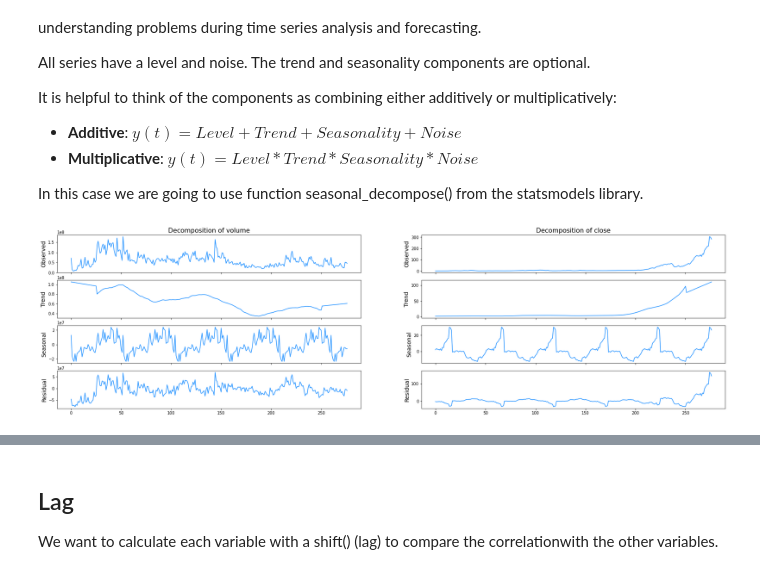
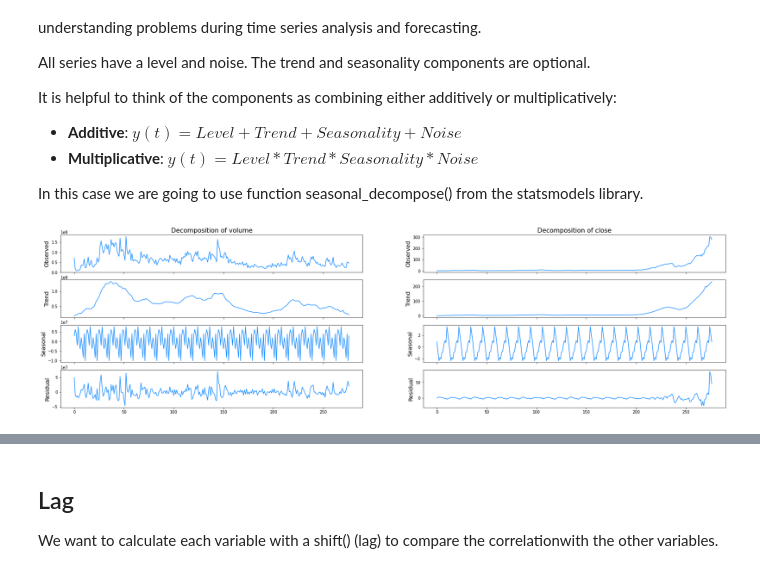
Before and after one commit to IllegalOpcode007/mlForecast, a Jupyter notebook: neuralNetStockForecast.ipynb, the cells around one changed output, grey strips where cells are left out. Drawn from its saved outputs; the diff is of its cells as text; code cells hidden in the pictures.

```diff
--- a/neuralNetStockForecast.ipynb
+++ b/neuralNetStockForecast.ipynb
@@ -349,9 +369,11 @@ visualize_adfuller_results(df['close_diff_1'], 'Differenced (1. Order) \n Close
 # %%
-# First Order Differencing
-ts_diff = np.diff(np.diff(df['close']))
-df['close_diff_2'] = np.append([0, 0], ts_diff)
+# Second Order Differencing
+period = 2
+ts_diff = np.diff(df['close'], n = period)
+naReplaceLst = [0] * period
+df['close_diff_2'] = np.append(naReplaceLst, ts_diff)
 
 f, ax = plt.subplots(nrows=1, ncols=1, figsize=(15, 6))
-visualize_adfuller_results(df['close_diff_1'], 'Differenced (2. Order) \n Close Price', ax)
+visualize_adfuller_results(df['close_diff_2'], 'Differenced (2. Order) \n Close Price', ax)
 # %% [output]
 [figure]
@@ -357,0 +383,9 @@ visualize_adfuller_results(df['close_diff_1'], 'Differenced (2. Order) \n Close
+# %%
+# First order different and logging looks like it gives a good result
+period = 1
+ts_diff = np.diff(np.log(abs(df['close'])), n = period)
+naReplaceLst = [0] * period
+df['close_diff_1_log'] = np.append(naReplaceLst, ts_diff)
+
+f, ax = plt.subplots(nrows=1, ncols=1, figsize=(15, 6))
+visualize_adfuller_results(df['close_diff_1_log'], 'Log + Differenced (1. Order) \n Close Price', ax)
@@ -433,7 +469,7 @@ core_columns =  [
 ]
 
 for column in core_columns:
-    decomp = seasonal_decompose(df[column], period=52, model='additive', extrapolate_trend='freq')
+    decomp = seasonal_decompose(df[column], period=12, model='additive', extrapolate_trend='freq')
     df[f"{column}_trend"] = decomp.trend
     df[f"{column}_seasonal"] = decomp.seasonal
 # %%
@@ -441,23 +477,23 @@ for column in core_columns:
 # %%
 fig, ax = plt.subplots(ncols=2, nrows=4, sharex=True, figsize=(30,8))
 
 for i, column in enumerate(['volume', 'close']):
 
-    res = seasonal_decompose(df[column], period=52, model='additive', extrapolate_trend='freq') # freq has been replaced with period
+    res = seasonal_decompose(df[column], period=12, model='additive', extrapolate_trend='freq') # freq has been replaced with period
 
     ax[0,i].set_title('Decomposition of {}'.format(column), fontsize=16)
     res.observed.plot(ax=ax[0,i], legend=False, color='dodgerblue')
     ax[0,i].set_ylabel('Observed', fontsize=14)
 
     res.trend.plot(ax=ax[1,i], legend=False, color='dodgerblue')
     ax[1,i].set_ylabel('Trend', fontsize=14)
 
     res.seasonal.plot(ax=ax[2,i], legend=False, color='dodgerblue')
     ax[2,i].set_ylabel('Seasonal', fontsize=14)
 
     res.resid.plot(ax=ax[3,i], legend=False, color='dodgerblue')
     ax[3,i].set_ylabel('Residual', fontsize=14)
 
 plt.show()
 # %% [output]
-[figure, old version]
+[figure, new version]
```
Also changed, not shown: parts of 54 cells of this notebook.
